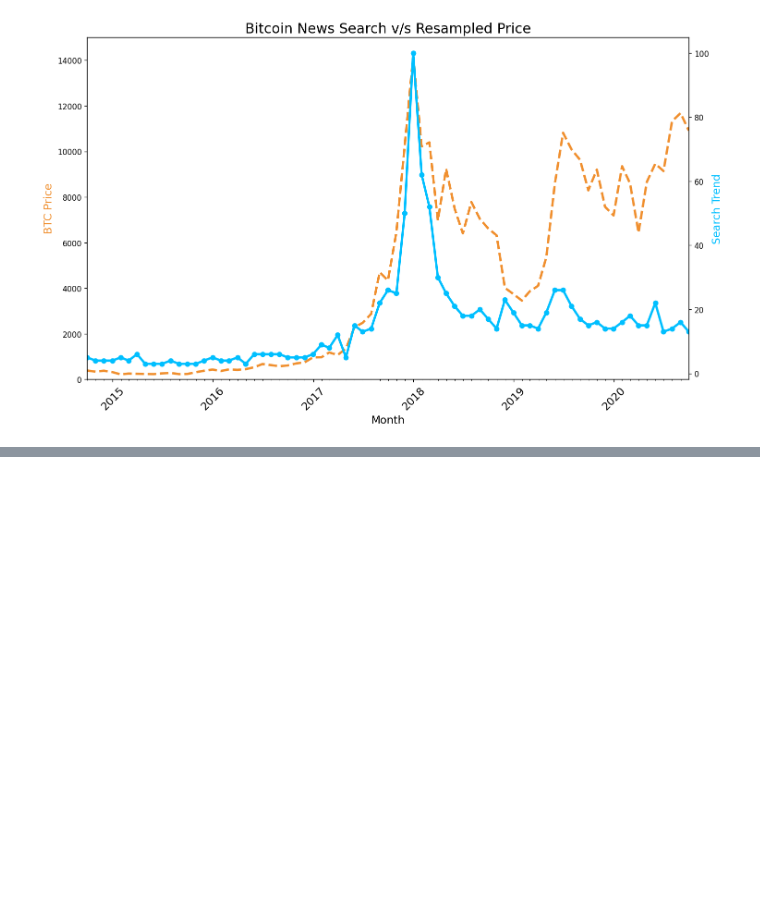
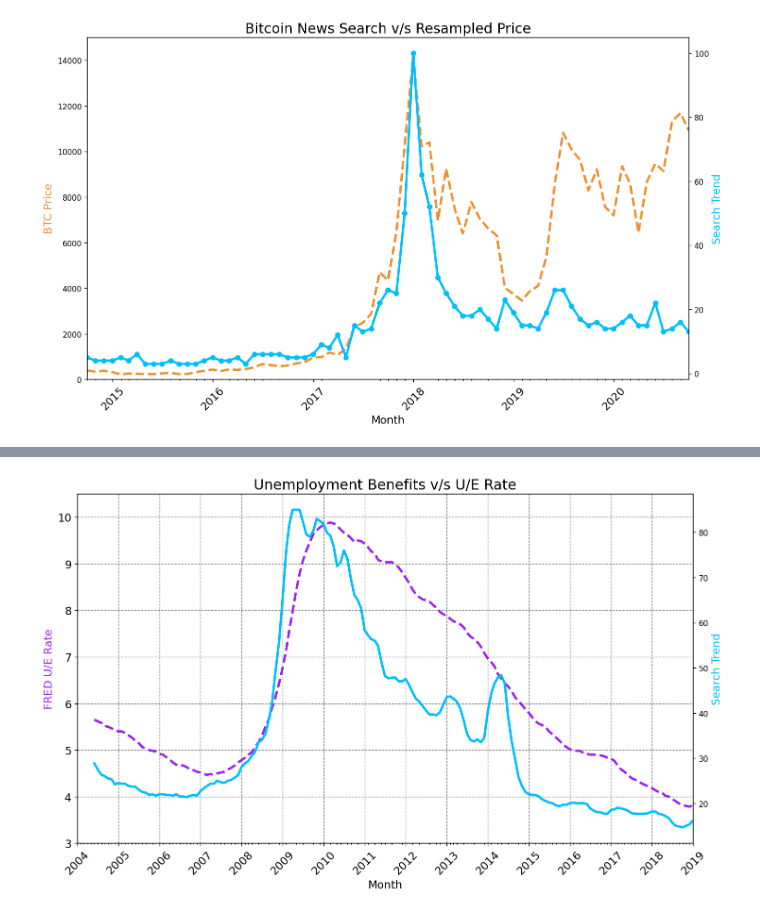
Before and after one commit to arindambala/Python, a Jupyter notebook: Udemy/Projects/VisTrend/main.ipynb, the cells around one changed output, grey strips where cells are left out. Cells and saved outputs as stored; diff of their text form; code cells hidden in the pictures; blank space fills up the shorter version.

```diff
--- a/Udemy/Projects/VisTrend/main.ipynb
+++ b/Udemy/Projects/VisTrend/main.ipynb
@@ -213,0 +250,38 @@ plt.show()
+# %%
+import matplotlib.dates as mdates
+
+years = mdates.YearLocator()
+months = mdates.MonthLocator()
+years_fmt = mdates.DateFormatter('%Y')
+
+plt.figure(figsize=(14,8), dpi=120)
+plt.title('Unemployment Benefits v/s U/E Rate', fontsize=18)
+
+plt.yticks(fontsize=14)
+plt.xticks(fontsize=14, rotation=45)
+
+ax_ue_benefit = plt.gca()
+ax_ue_rate = ax_ue_benefit.twinx()
+
+ax_ue_benefit.xaxis.set_major_locator(years)
+ax_ue_benefit.xaxis.set_major_formatter(years_fmt)
+ax_ue_benefit.xaxis.set_minor_locator(months)
+
+ax_ue_benefit.set_ylabel('FRED U/E Rate', color='#A020F0', fontsize=14)
+ax_ue_rate.set_ylabel('Search Trend', color='deepskyblue', fontsize=14)
+
+ax_ue_benefit.set_ylim(bottom=3, top=10.5)
+ax_ue_benefit.set_xlim([df_unemployment.MONTH[0], df_unemployment.MONTH.max()])
+
+ax_ue_benefit.set_xlabel('Month', fontsize=14)
+
+ax_ue_benefit.grid(color='grey', linestyle='--')
+
+roll_df = df_unemployment[['UE_BENEFITS_WEB_SEARCH', 'UNRATE']].rolling(window=6).mean()
+
+ax_ue_benefit.plot(df_unemployment.MONTH, roll_df.UNRATE, color='#A020F0', linewidth=3, linestyle='--')
+ax_ue_rate.plot(df_unemployment.MONTH, roll_df.UE_BENEFITS_WEB_SEARCH, color='deepskyblue', linewidth=3)
+
+plt.show()
+# %% [output]
+[figure, added]
```
Also changed, not shown: parts of 2 cells of this notebook.
